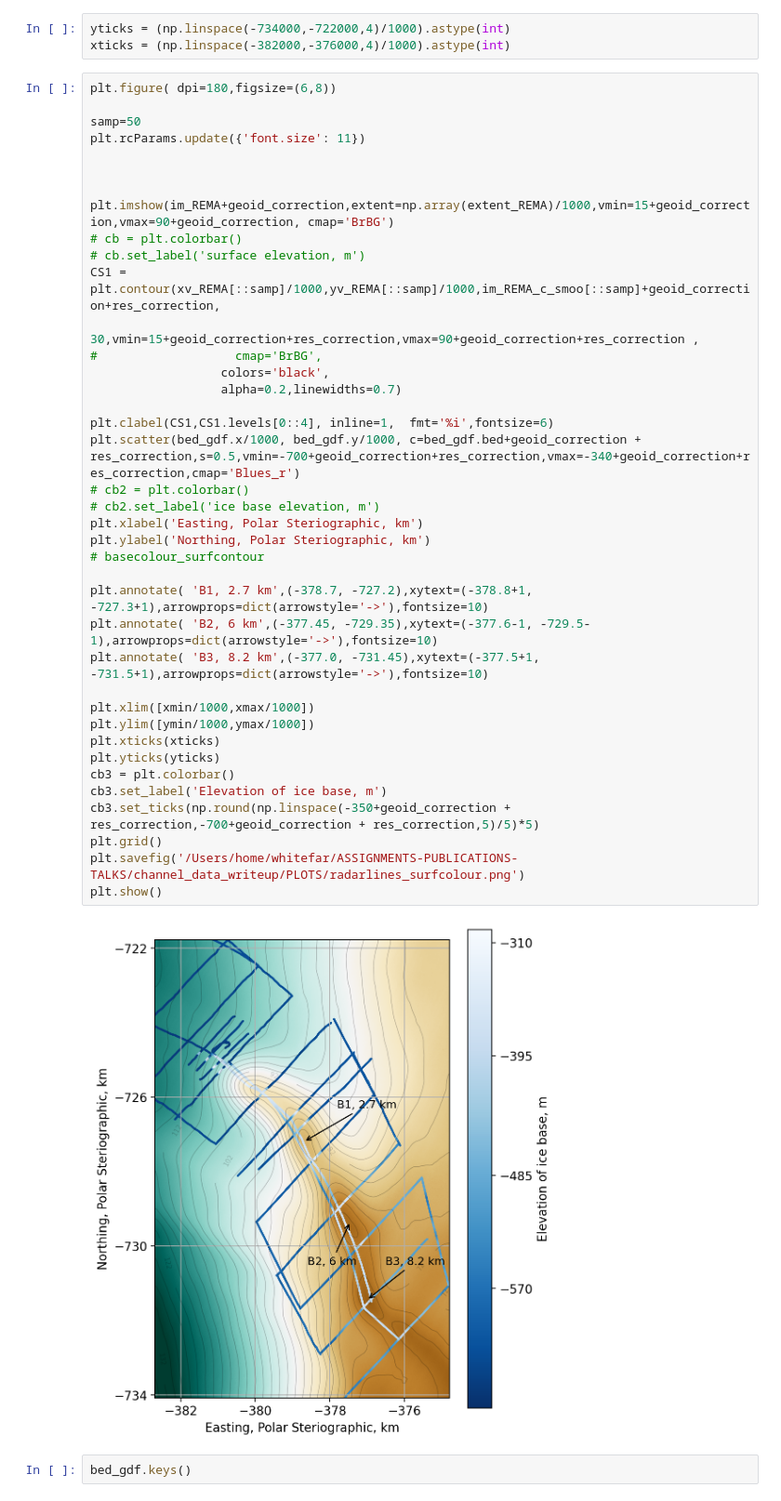
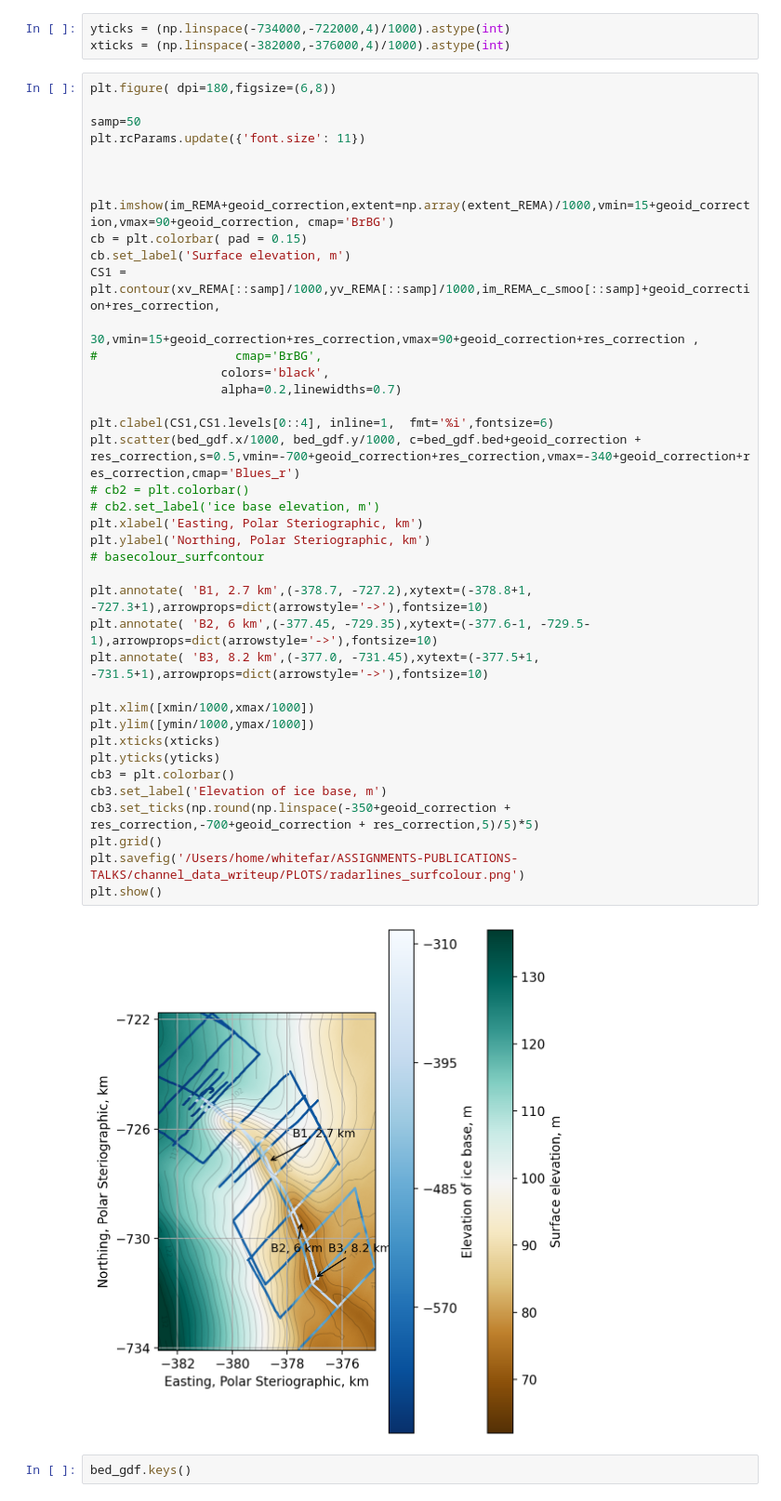
Before and after one commit to arrran/PhD_data_chapter, a Jupyter notebook: Jupyter/PLOTS/data_paper/07_radarlines.ipynb, the cells around one changed output. Shown: that part at 93% size. Cells and saved outputs as stored; diff of their text form.

Commit message:
doing last modificaitons of plots post ad cryosat

```diff
--- a/Jupyter/PLOTS/data_paper/07_radarlines.ipynb
+++ b/Jupyter/PLOTS/data_paper/07_radarlines.ipynb
@@ -136,38 +136,38 @@ plt.rcParams.update({'font.size': 11})
 
 
 plt.imshow(im_REMA+geoid_correction,extent=np.array(extent_REMA)/1000,vmin=15+geoid_correction,vmax=90+geoid_correction, cmap='BrBG')
-# cb = plt.colorbar()
-# cb.set_label('surface elevation, m')
+cb = plt.colorbar( pad = 0.15)
+cb.set_label('Surface elevation, m')
 CS1 =  plt.contour(xv_REMA[::samp]/1000,yv_REMA[::samp]/1000,im_REMA_c_smoo[::samp]+geoid_correction+res_correction,
                       30,vmin=15+geoid_correction+res_correction,vmax=90+geoid_correction+res_correction ,
 #                   cmap='BrBG',
                   colors='black',
                   alpha=0.2,linewidths=0.7)
 
 plt.clabel(CS1,CS1.levels[0::4], inline=1,  fmt='%i',fontsize=6)
 plt.scatter(bed_gdf.x/1000, bed_gdf.y/1000, c=bed_gdf.bed+geoid_correction + res_correction,s=0.5,vmin=-700+geoid_correction+res_correction,vmax=-340+geoid_correction+res_correction,cmap='Blues_r')
 # cb2 = plt.colorbar()
 # cb2.set_label('ice base elevation, m')
 plt.xlabel('Easting, Polar Steriographic, km')
 plt.ylabel('Northing, Polar Steriographic, km')
 # basecolour_surfcontour
 
 plt.annotate( 'B1, 2.7 km',(-378.7, -727.2),xytext=(-378.8+1, -727.3+1),arrowprops=dict(arrowstyle='->'),fontsize=10)
 plt.annotate( 'B2, 6 km',(-377.45, -729.35),xytext=(-377.6-1, -729.5-1),arrowprops=dict(arrowstyle='->'),fontsize=10)
 plt.annotate( 'B3, 8.2 km',(-377.0, -731.45),xytext=(-377.5+1, -731.5+1),arrowprops=dict(arrowstyle='->'),fontsize=10)
 
 plt.xlim([xmin/1000,xmax/1000])
 plt.ylim([ymin/1000,ymax/1000])
 plt.xticks(xticks)
 plt.yticks(yticks)
 cb3 = plt.colorbar()
 cb3.set_label('Elevation of ice base, m')
 cb3.set_ticks(np.round(np.linspace(-350+geoid_correction + res_correction,-700+geoid_correction + res_correction,5)/5)*5)
 plt.grid()
 plt.savefig('/Users/home/whitefar/ASSIGNMENTS-PUBLICATIONS-TALKS/channel_data_writeup/PLOTS/radarlines_surfcolour.png')
 plt.show()
 # %% [output]
-[figure, old version]
+[figure, new version]
 # %%
 bed_gdf.keys()
 # %% [output]
```
Also changed, not shown: 3 other files.
